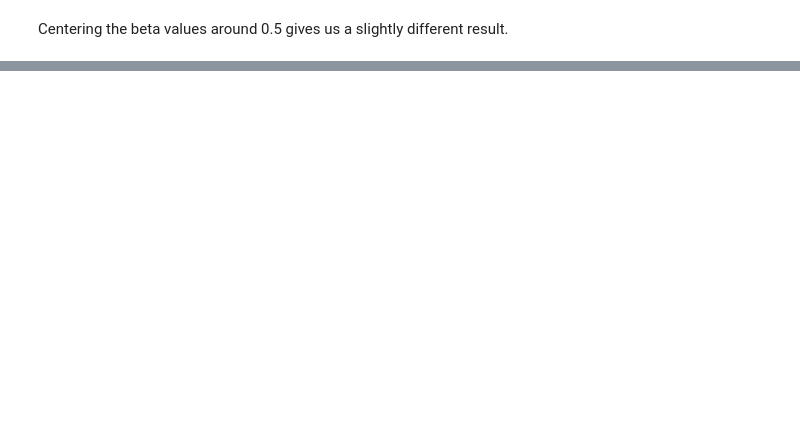
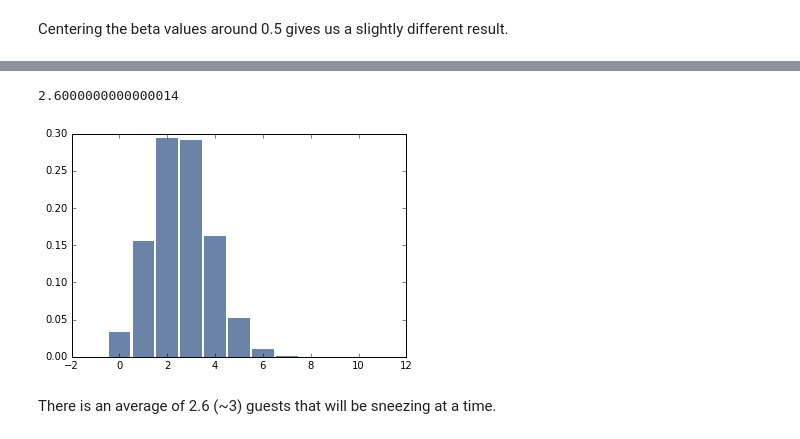
Before and after one commit to umadesai/ThinkBayes2, a Jupyter notebook: code/report-02.ipynb, the cells around one changed output, grey strips where cells are left out. Drawn from its saved outputs; the diff is of its cells as text; code cells hidden in the pictures; blank space fills up the shorter version.

```diff
--- a/code/report-02.ipynb
+++ b/code/report-02.ipynb
@@ -335,0 +348,14 @@ There is a noticeable effect on the posterior. Adding the belief that the coin i
+# %%
+from thinkbayes2 import MakeBinomialPmf
+
+pmf = MakeBinomialPmf(4, 0.5) + MakeBinomialPmf(6, 0.1)
+# the values in the first pmf represent (number of allergic guests,
+# probability that they will sneeze) and the values in the second pmf
+# represent (number of not allergic guests, probability that they will sneeze)
+thinkplot.Hist(pmf)
+pmf.Mean()
+# %% [output]
+2.6000000000000014
+[figure, added]
+# %% [markdown]
+There is an average of 2.6 (~3) guests that will be sneezing at a time.
```
Also changed, not shown: parts of 24 cells of this notebook.
